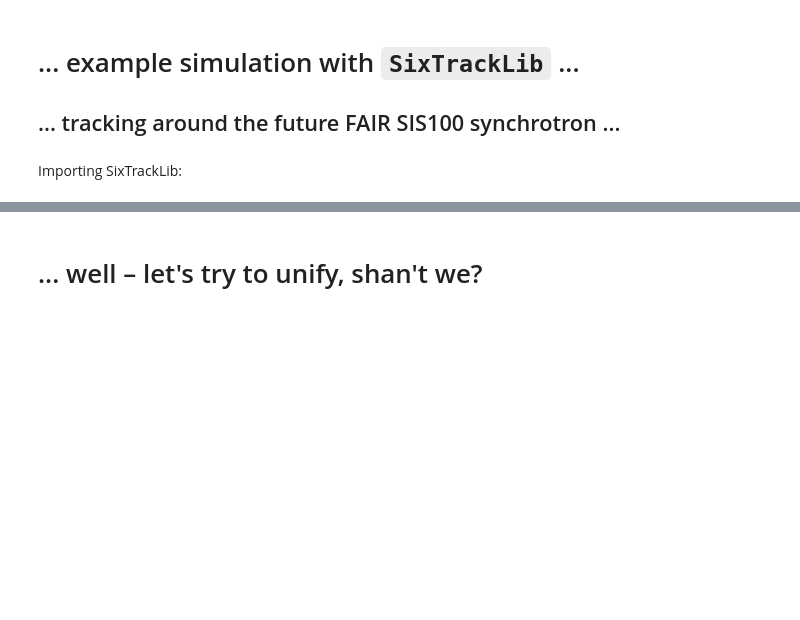
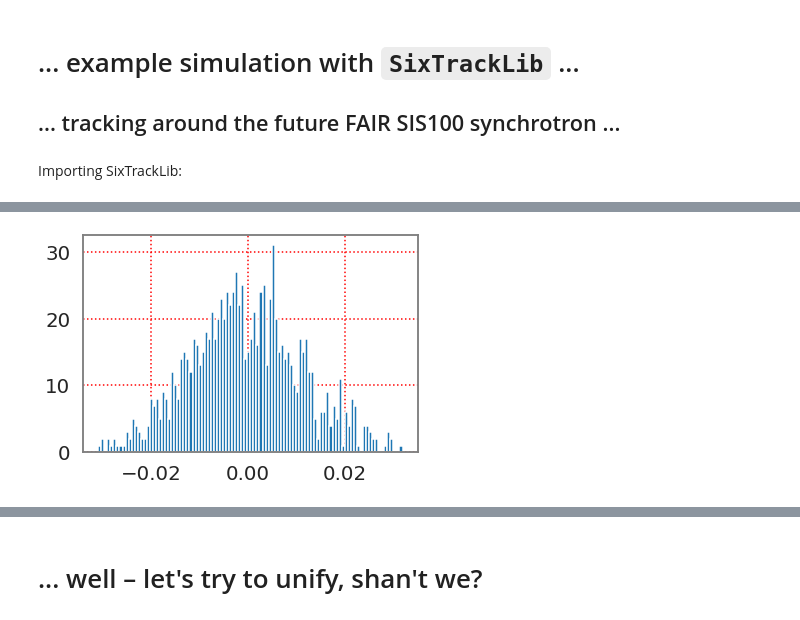
Before and after one commit to aoeftiger/pyhep2020, a Jupyter notebook: talk.ipynb, the cells around one changed output, grey strips where cells are left out. Cells and saved outputs as stored; diff of their text form; code cells hidden in the pictures; blank space fills up the shorter version.

```diff
--- a/talk.ipynb
+++ b/talk.ipynb
@@ -297,0 +703,4 @@ SixTrackLib commit f42c420da20602c9c4c08172338ed3019bb20d25
+# %%
+plt.hist(x[-n_macroparticles:], bins=100);
+# %% [output]
+[figure, added]
```
Also changed, not shown: parts of 48 cells of this notebook, 2 other files.
